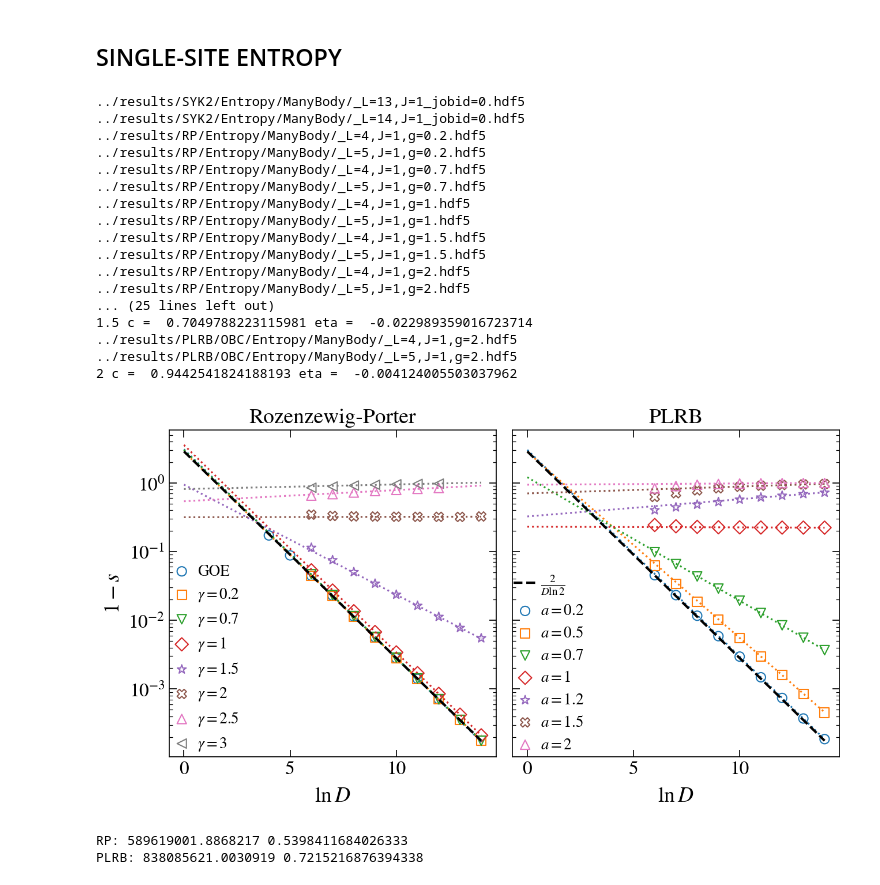
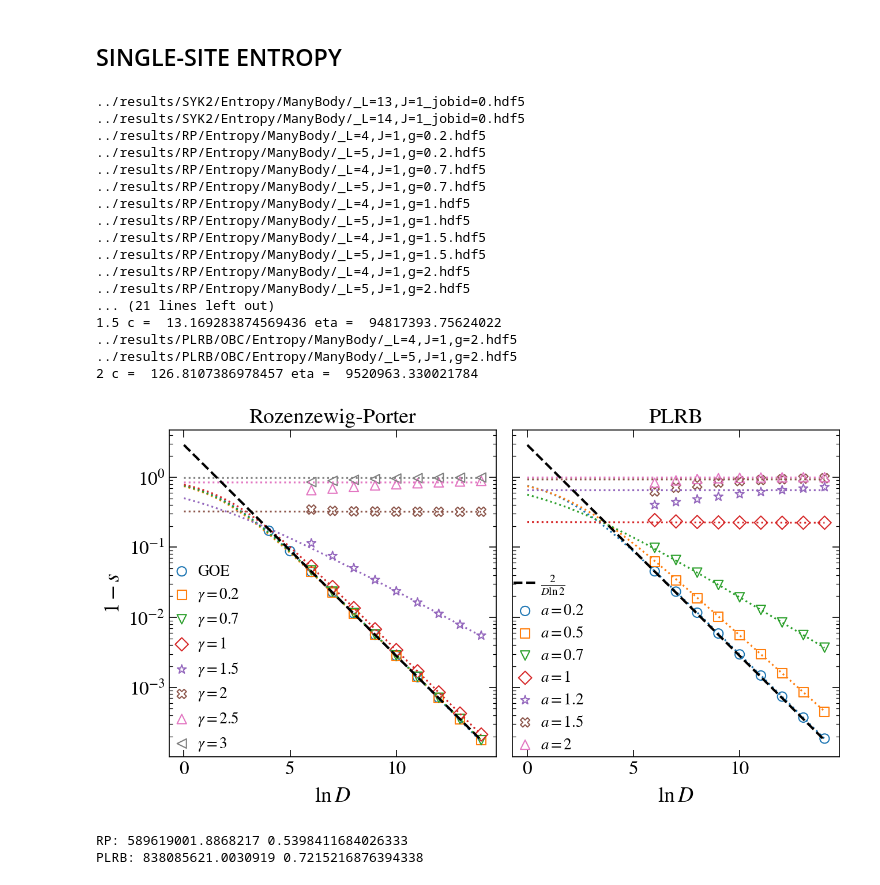
Before and after one commit to Rafal-Swietek/QHamSolver, a Jupyter notebook: Quadratic/Jupyter_Python/entropy.ipynb, the cells around one changed output. Drawn from its saved outputs; the diff is of its cells as text; code cells hidden in the pictures.

```diff
--- a/Quadratic/Jupyter_Python/entropy.ipynb
+++ b/Quadratic/Jupyter_Python/entropy.ipynb
@@ -342,7 +342,8 @@ sizes = np.arange(4, 15, 1)
 dims = 2**(sizes)
 
 def entropy_fit(L, c, eta):
-    return c * np.exp(-eta * L)
+    return 1 - 1/(1 + c * np.exp(-L / eta))
+    # return c * np.exp(-eta * L)
 
 nu=500
 frac = lambda dim: int(dim * nu) if nu <= 1.0 else nu
@@ -440,37 +441,37 @@ for g in [0.2, 0.5, 0.7, 1, 1.2, 1.5, 2]:
     dense_sizes = np.linspace(0, sizes[-1], 10000)
     axis[1].plot(dense_sizes, entropy_fit(dense_sizes, *pars), lw=1.5, color=col, ls = ':')
 
 for ii, ax in enumerate(axis):
     # ax.plot(dense_sizes, 1 / np.log(2) / (2**dense_sizes), ls='--', c='k',   label=r'$\frac{1}{D\ln{2}}$' if ii == 0 else "", lw=2)
     ax.plot(dense_sizes, 2 / np.log(2) / (2**dense_sizes), ls='--', c='k', label=r'$\frac{2}{D\ln{2}}$' if ii == 1 else "", lw=2)
 
 axis[0].set_title(r"Rozenzewig-Porter", fontsize=18)
 axis[1].set_title(r"PLRB", fontsize=18)
 fig_help.set_plot_elements(axis[0], xlabel=r"$\ln{D}$", ylabel=r"$1-s$", font_size=16, set_legend=True, xscale='linear', yscale='log')
 fig_help.set_legend(axis[0], loc = 'lower left', fontsize=13, anchor=(-0.04, -0.03))
 fig_help.set_plot_elements(axis[1], xlabel=r"$\ln{D}$", ylabel=r"", font_size=16, set_legend=True, xscale='linear', yscale='log')
 fig_help.set_legend(axis[1], loc = 'lower left', fontsize=13, anchor=(-0.04, -0.03))
 
 fig.subplots_adjust(wspace = 0.05, hspace=0.02)
 # %% [output]
 ../results/SYK2/Entropy/ManyBody/_L=13,J=1_jobid=0.hdf5
 ../results/SYK2/Entropy/ManyBody/_L=14,J=1_jobid=0.hdf5
 ../results/RP/Entropy/ManyBody/_L=4,J=1,g=0.2.hdf5
 ../results/RP/Entropy/ManyBody/_L=5,J=1,g=0.2.hdf5
 ../results/RP/Entropy/ManyBody/_L=4,J=1,g=0.7.hdf5
 ../results/RP/Entropy/ManyBody/_L=5,J=1,g=0.7.hdf5
 ../results/RP/Entropy/ManyBody/_L=4,J=1,g=1.hdf5
 ../results/RP/Entropy/ManyBody/_L=5,J=1,g=1.hdf5
 ../results/RP/Entropy/ManyBody/_L=4,J=1,g=1.5.hdf5
 ../results/RP/Entropy/ManyBody/_L=5,J=1,g=1.5.hdf5
 ../results/RP/Entropy/ManyBody/_L=4,J=1,g=2.hdf5
 ../results/RP/Entropy/ManyBody/_L=5,J=1,g=2.hdf5
-... (25 lines left out)
-1.5 c =  0.7049788223115981 eta =  -0.022989359016723714
+... (21 lines left out)
+1.5 c =  13.169283874569436 eta =  94817393.75624022
 ../results/PLRB/OBC/Entropy/ManyBody/_L=4,J=1,g=2.hdf5
 ../results/PLRB/OBC/Entropy/ManyBody/_L=5,J=1,g=2.hdf5
-2 c =  0.9442541824188193 eta =  -0.004124005503037962
+2 c =  126.8107386978457 eta =  9520963.330021784
-[figure, old version]
+[figure, new version]
 # %%
 L = 20
 w = 2
```
Also changed, not shown: parts of 4 cells of this notebook, 3 other files.
